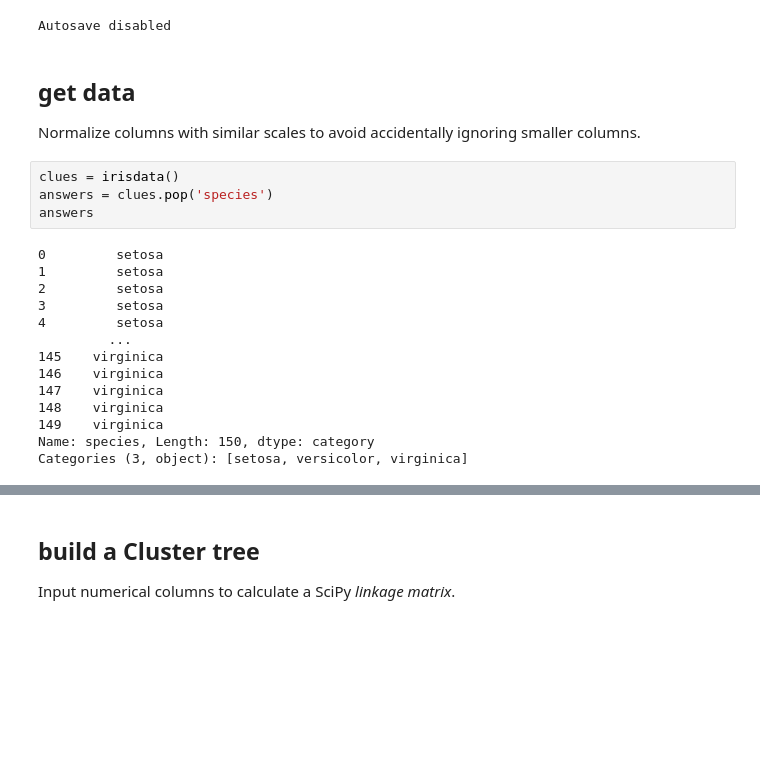
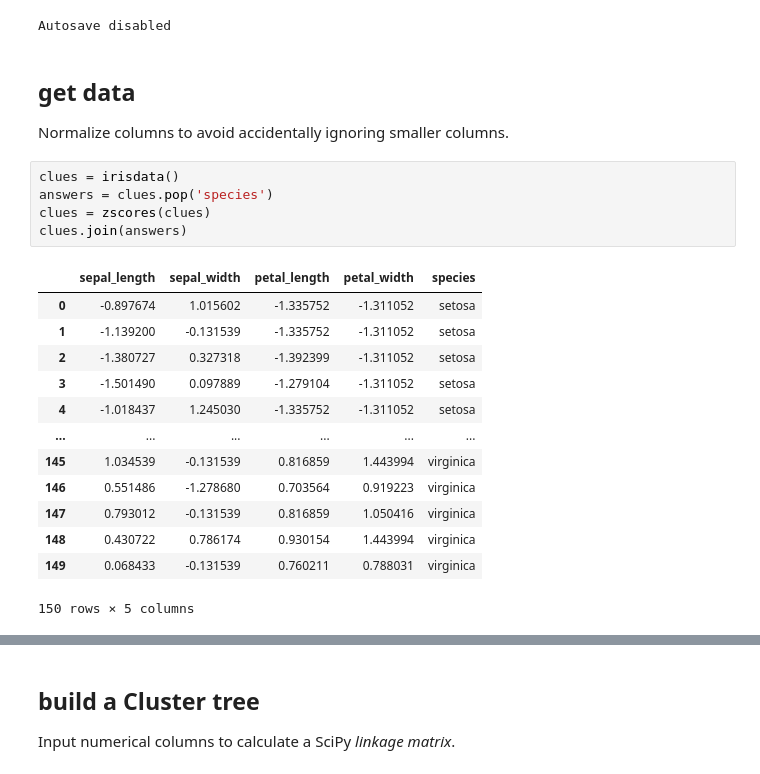
Before and after one commit to samkennerly/kingofsnake, a Jupyter notebook: books/cluster.ipynb, the cells around one changed output, grey strips where cells are left out. Cells and saved outputs as stored; diff of their text form; blank space fills up the shorter version.

```diff
--- a/books/cluster.ipynb
+++ b/books/cluster.ipynb
@@ -14,22 +14,23 @@ Autosave disabled
 # %% [markdown]
 ## get data
 
-Normalize columns with similar scales to avoid accidentally ignoring smaller columns.
+Normalize columns to avoid accidentally ignoring smaller columns.
 # %%
 clues = irisdata()
 answers = clues.pop('species')
-answers
+clues = zscores(clues)
+clues.join(answers)
 # %% [output]
+|  | sepal_length | sepal_width | petal_length | petal_width | species |
+| 0 | -0.897674 | 1.015602 | -1.335752 | -1.311052 | setosa |
+| 1 | -1.139200 | -0.131539 | -1.335752 | -1.311052 | setosa |
+| 2 | -1.380727 | 0.327318 | -1.392399 | -1.311052 | setosa |
+| 3 | -1.501490 | 0.097889 | -1.279104 | -1.311052 | setosa |
+| 4 | -1.018437 | 1.245030 | -1.335752 | -1.311052 | setosa |
+| ... | ... | ... | ... | ... | ... |
+| 145 | 1.034539 | -0.131539 | 0.816859 | 1.443994 | virginica |
+| 146 | 0.551486 | -1.278680 | 0.703564 | 0.919223 | virginica |
+| 147 | 0.793012 | -0.131539 | 0.816859 | 1.050416 | virginica |
+| 148 | 0.430722 | 0.786174 | 0.930154 | 1.443994 | virginica |
+| 149 | 0.068433 | -0.131539 | 0.760211 | 0.788031 | virginica |
-0         setosa
-1         setosa
-2         setosa
-3         setosa
-4         setosa
-         ...
-145    virginica
-146    virginica
-147    virginica
-148    virginica
-149    virginica
-Name: species, Length: 150, dtype: category
-Categories (3, object): [setosa, versicolor, virginica]
+150 rows × 5 columns
```
Also changed, not shown: parts of 1 cell of this notebook, 4 other files.
